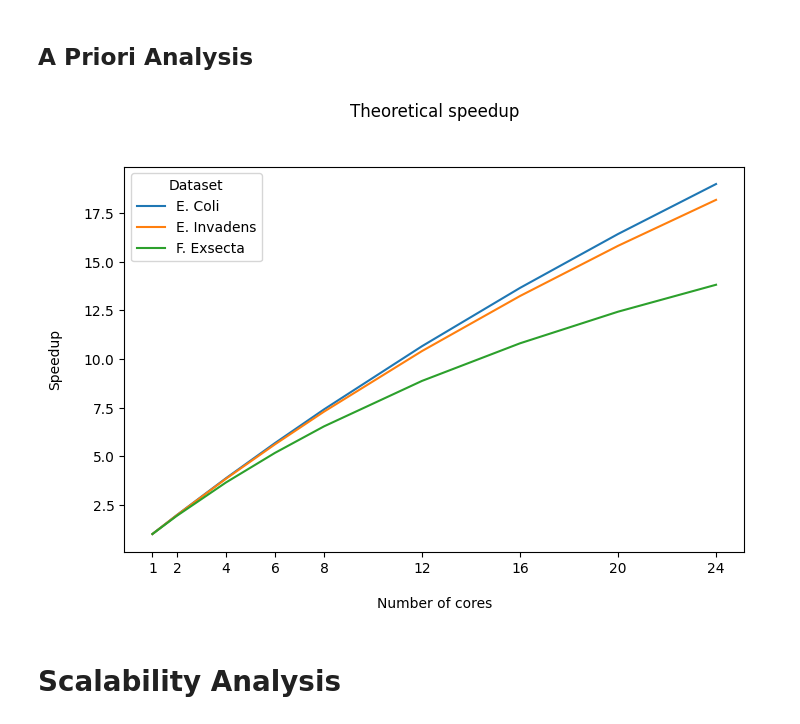
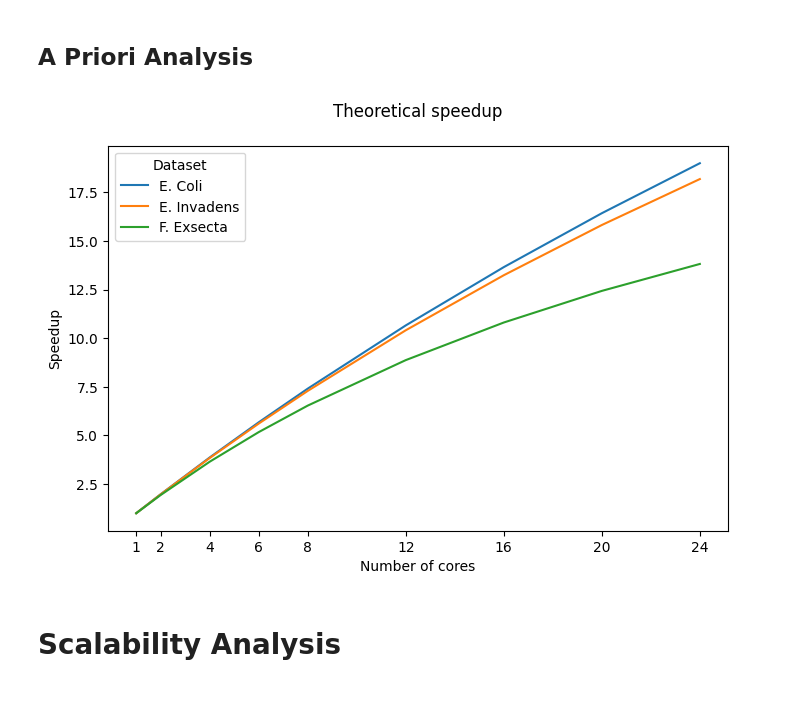
Before and after one commit to AndreiBlindu/genome-pattern-search-OpenMPI, a Jupyter notebook: analysis/analysis.ipynb, the cells around one changed output. Saved outputs shown, nothing was run; the diff lists cells and outputs as text; code cells hidden in the pictures; blank space fills up the shorter version.

```diff
--- a/analysis/analysis.ipynb
+++ b/analysis/analysis.ipynb
@@ -5,30 +6,30 @@ import pandas as pd, matplotlib.pyplot as plt
 # %%
 def estimate_speedups(S, P, Narray):
     speedups = []
     for N in Narray:
         speedup = 1 / (S + P/N)
         speedups.append(speedup)
     return speedups
 
 
 Narray = [1,2,4,6,8,12,16,20,24]
 
 speed1 = estimate_speedups(0.01145, 0.98855, Narray)
 speed2 = estimate_speedups(0.01391, 0.98609, Narray)
 speed3 = estimate_speedups(0.03204, 0.96796, Narray)
 
 plt.figure(figsize=(8, 5))
 plt.plot(Narray, speed1)
 plt.plot(Narray, speed2)
 plt.plot(Narray, speed3)
-plt.title('Theoretical speedup\n\n')
+plt.title('Theoretical speedup\n')
 plt.legend(title='Dataset', labels=['E. Coli ', 'E. Invadens', 'F. Exsecta'], loc='best')
 plt.xticks(ticks=Narray)
-plt.xlabel('\nNumber of cores')
-plt.ylabel('Speedup\n')
+plt.xlabel('Number of cores')
+plt.ylabel('Speedup')
 plt.show()
 # %% [output]
-[figure, old version]
+[figure, new version]
 # %% [markdown]
 # Scalability Analysis
 # %%
```
Also changed, not shown: parts of 10 cells of this notebook, 2 other files.
